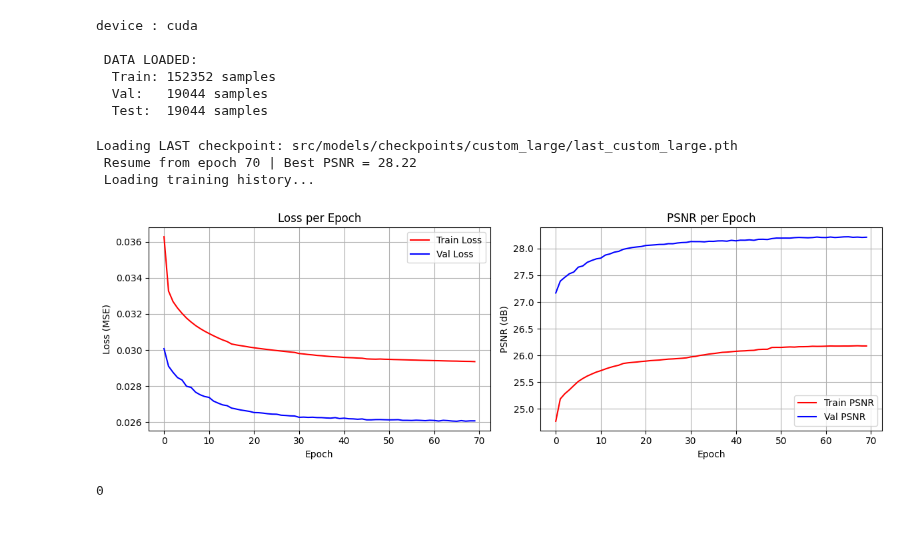
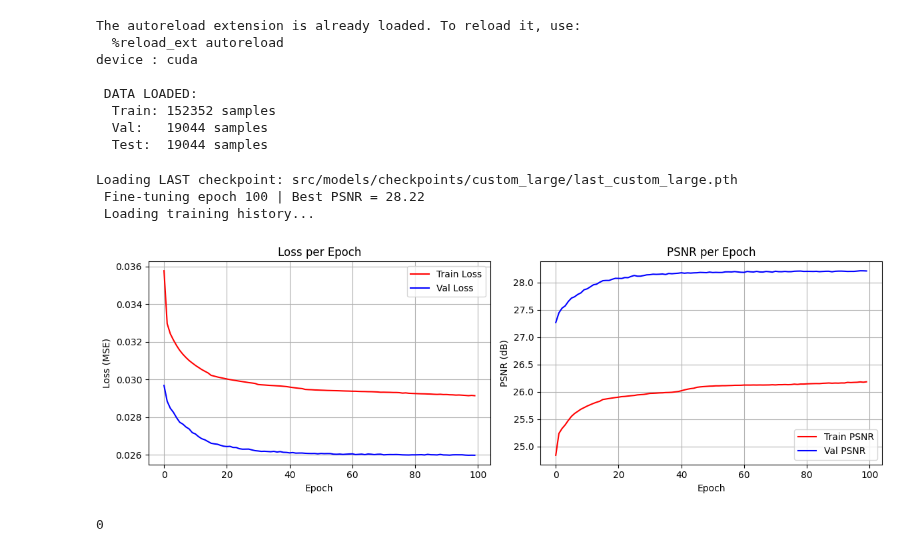
Before and after one commit to NadiYasser/Satellite_Super_Resulotion0, a Jupyter notebook: notebooks/said/large_said.ipynb, the cells around one changed output. Drawn from its saved outputs; the diff is of its cells as text; code cells hidden in the pictures.

```diff
--- a/notebooks/said/large_said.ipynb
+++ b/notebooks/said/large_said.ipynb
@@ -29,14 +29,14 @@ print(f"device : {device}")
 
 # CONFIG FROM YAML
 data_root      = CONFIG["paths"]["output_root"]
-batch_size     = 32 #CONFIG["training"]["batch_size"]
+batch_size     = 70 #CONFIG["training"]["batch_size"]
 num_workers    = CONFIG["training"]["num_workers"]
 use_aug        = CONFIG["training"].get("use_augmentation", True)
 
 # HYPERPARAMS FROM CONFIG
 lr              = 0.0001 #CONFIG["training"]["lr"]
 weight_decay    = 0
-num_epochs      = 22 #CONFIG["training"]["epochs"]
+num_epochs      = 70 #CONFIG["training"]["epochs"]
 step_size       = 30 #CONFIG["training"]["scheduler_step_size"]
 gamma           = 0.5 #CONFIG["training"]["scheduler_gamma"]
 
@@ -50,7 +50,6 @@ train_loader, val_loader, test_loader = create_loaders(
     use_augmentation=use_aug
 )
 
-# model_large = Custom_model(n_HF_blocks=8,n_MS_blocks=2,n_LF_blocks=16).to(device)
 model_large = Custom_model(n_HF_blocks=12,n_MS_blocks=4,n_LF_blocks=20).to(device)
 
 
@@ -62,6 +61,8 @@ best_model_path = CONFIG["model"]["best_custom_large_path"]
 last_model_path = CONFIG["model"]["last_custom_large_path"]
 history_path = CONFIG["history"]["custom_large_history_path"]
 # %% [output]
+The autoreload extension is already loaded. To reload it, use:
+  %reload_ext autoreload
 device : cuda
 
  DATA LOADED:
@@ -69,28 +70,33 @@ device : cuda
   Val:   19044 samples
   Test:  19044 samples
 # %%
+# config for finetuning
 num_epochs=0
+lr = 0.00000005
+batch_size = 16
+optimizer = optim.Adam(model_large.parameters(), lr=lr)
+
 train_model_sr(
     model=model_large,
-    model_name="custom_model_large",
+    model_name="custom_model_large_finetuned",
     train_loader=train_loader,
     val_loader=val_loader,
     device=device,
     criterion=criterion,
     optimizer=optimizer,
     scheduler=scheduler,
     num_epochs=num_epochs,
     scale_factor=4,
     model_requires_upscale=False,
     best_model_path=best_model_path,
     last_model_path=last_model_path,
-    mode="resume",
+    mode="finetune",
     history_path=history_path,
     use_amp=True
 )
 # %% [output]
 Loading LAST checkpoint: src/models/checkpoints/custom_large/last_custom_large.pth
- Resume from epoch 70 | Best PSNR = 28.22
+ Fine-tuning epoch 100 | Best PSNR = 28.22
  Loading training history...
-[figure, old version]
+[figure, new version]
 0
```
Also changed, not shown: 9 other files.
